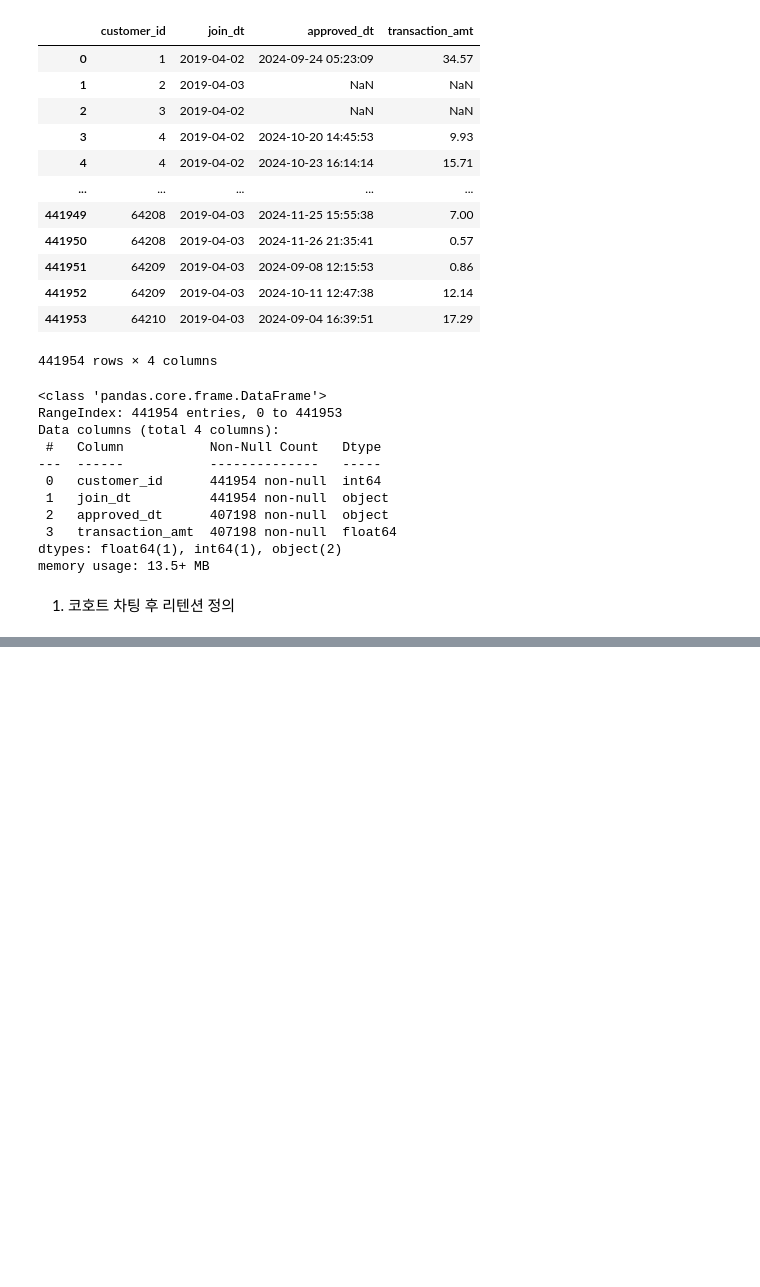
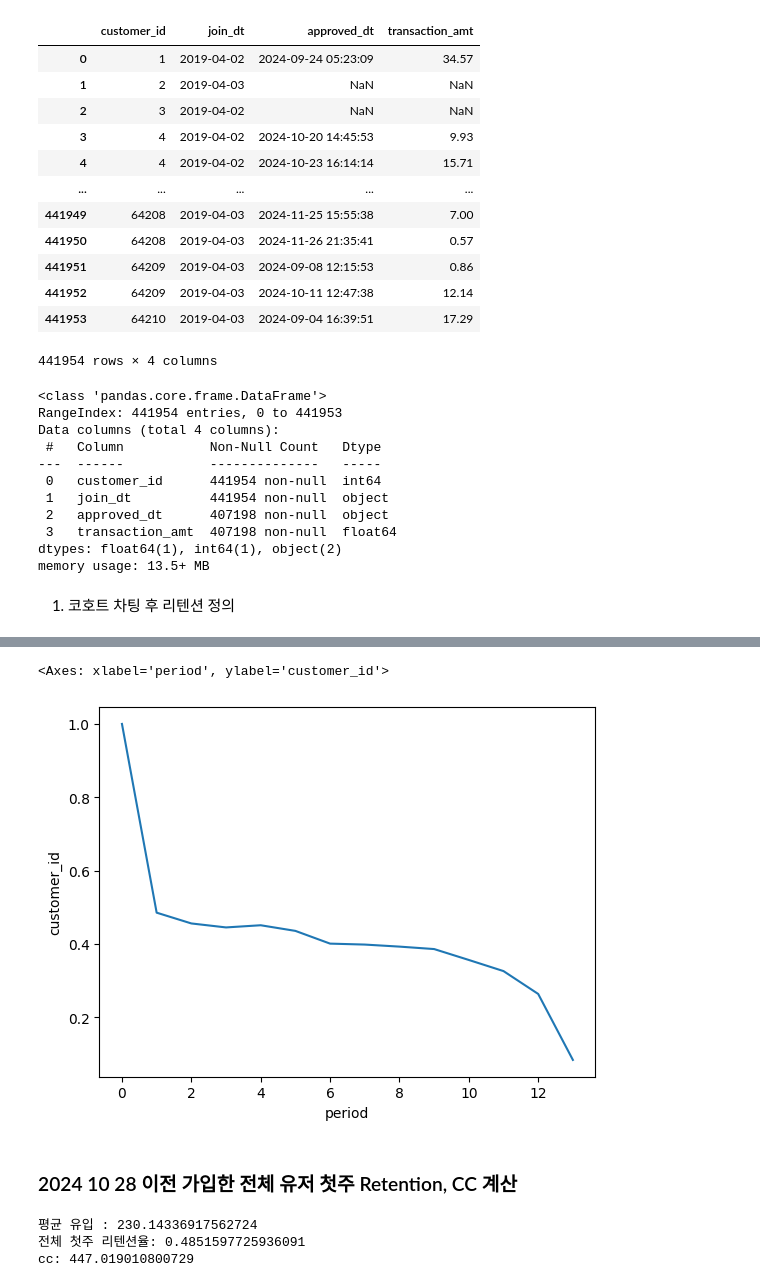
Before and after one commit to FASTriver0714/CC-AAR-ABTest, a Jupyter notebook: notebooks/CC&AARRR.ipynb, the cells around one changed output, grey strips where cells are left out. Cells and saved outputs as stored; diff of their text form; code cells hidden in the pictures; blank space fills up the shorter version.

```diff
--- a/notebooks/CC&AARRR.ipynb
+++ b/notebooks/CC&AARRR.ipynb
@@ -72,0 +179,8 @@ cohort_table =
+# %%
+tmp = df.groupby('customer_id')['approved_dt'].min().reset_index()
+tmp = tmp[tmp['approved_dt']<'2024-10-28']
+tmp2 = df[df.customer_id.isin(tmp.customer_id.unique())]
+
+retention_tmp = tmp2.groupby('period').customer_id.nunique() / tmp2.customer_id.nunique()
+retention_tmp = retention_tmp.reset_index()
+retention_tmp
@@ -72,0 +203,20 @@ cohort_table =
+# %%
+sns.lineplot(retention_tmp, x='period', y='customer_id')
+# %% [output]
+<Axes: xlabel='period', ylabel='customer_id'>
+[figure, added]
+# %% [markdown]
+### 2024 10 28 이전 가입한 전체 유저 첫주 Retention, CC 계산
+# %%
+retention = retention_tmp.loc[1][1]
+
+# cc
+cc = inflow / (1-retention)
+
+print('평균 유입 : {}'.format(inflow))
+print('전체 첫주 리텐션율: {}'.format(retention))
+print('cc: {}'.format(cc))
+# %% [output]
+평균 유입 : 230.14336917562724
+전체 첫주 리텐션율: 0.4851597725936091
+cc: 447.019010800729
```
Also changed, not shown: parts of 13 cells of this notebook.
